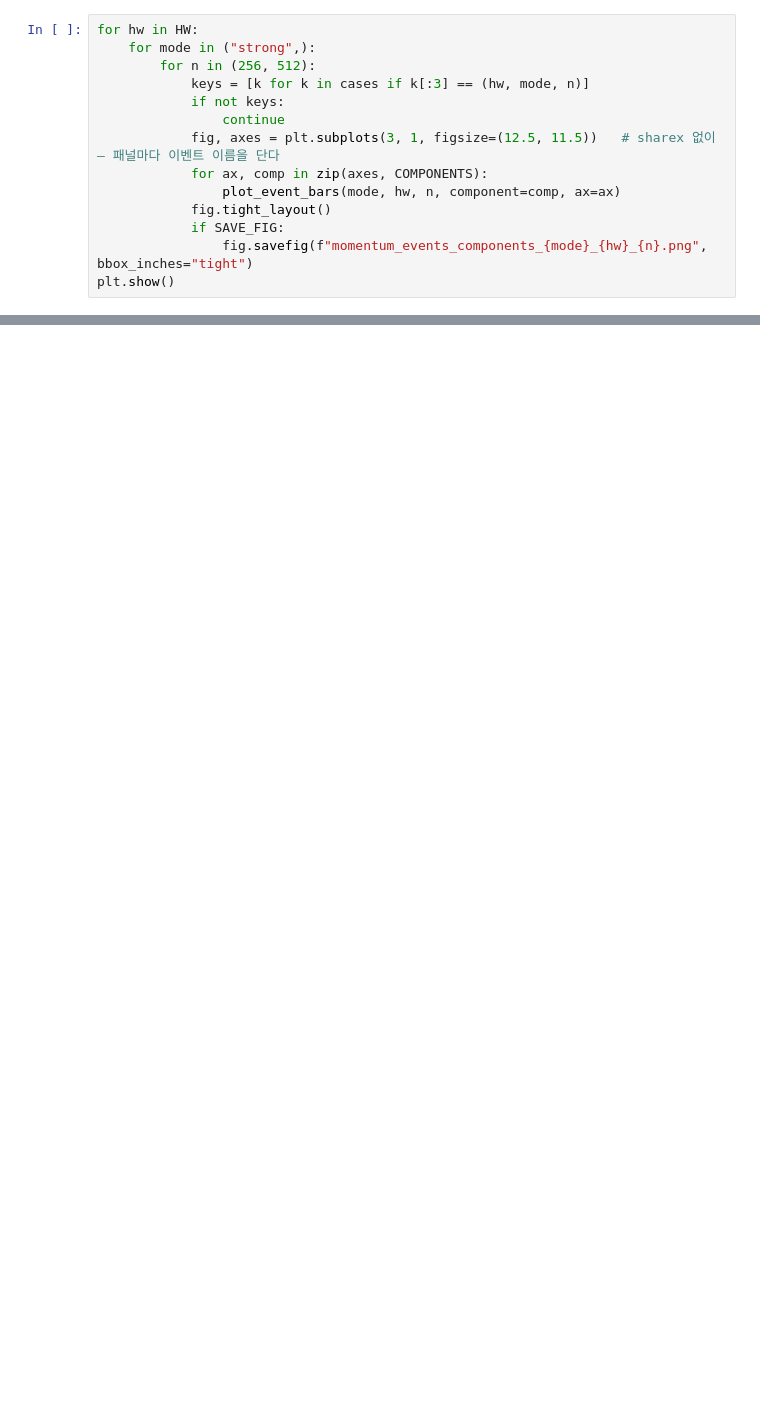
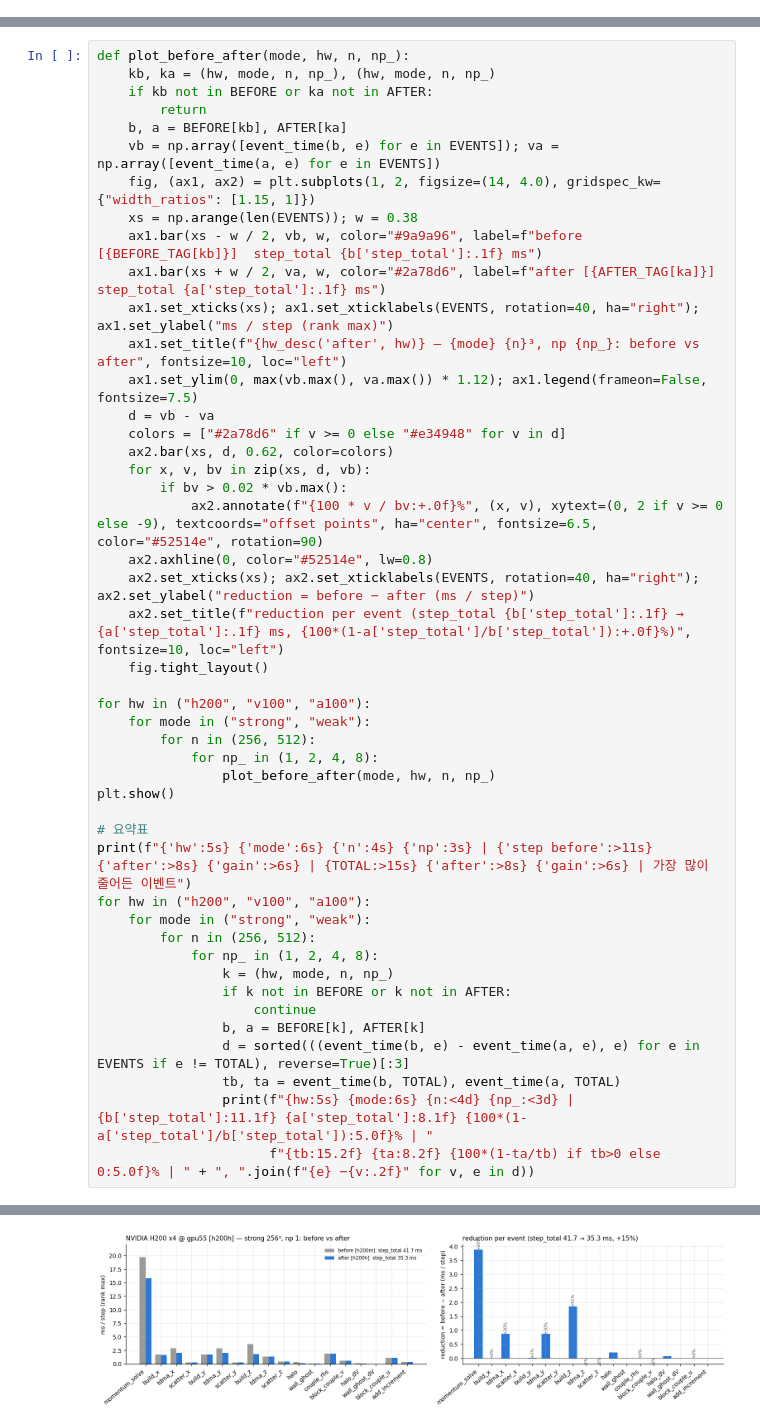
Before and after one commit to dontempty/MPM-STD_C, a Jupyter notebook: apps/rbc_nob/plot/momentum_scalability.ipynb, the cells around one changed output, grey strips where cells are left out. Saved outputs shown, nothing was run; the diff lists cells and outputs as text; blank space fills up the shorter version.

```diff
--- a/apps/rbc_nob/plot/momentum_scalability.ipynb
+++ b/apps/rbc_nob/plot/momentum_scalability.ipynb
@@ -138,14 +206,0 @@ plt.show()
-# %%
-for hw in HW:
-    for mode in ("strong",):
-        for n in (256, 512):
-            keys = [k for k in cases if k[:3] == (hw, mode, n)]
-            if not keys:
-                continue
-            fig, axes = plt.subplots(3, 1, figsize=(12.5, 11.5))   # sharex 없이 — 패널마다 이벤트 이름을 단다
-            for ax, comp in zip(axes, COMPONENTS):
-                plot_event_bars(mode, hw, n, component=comp, ax=ax)
-            fig.tight_layout()
-            if SAVE_FIG:
-                fig.savefig(f"momentum_events_components_{mode}_{hw}_{n}.png", bbox_inches="tight")
-plt.show()
@@ -275,0 +244,47 @@ for mode, hw, n in panels:
+# %%
+def plot_before_after(mode, hw, n, np_):
+    kb, ka = (hw, mode, n, np_), (hw, mode, n, np_)
+    if kb not in BEFORE or ka not in AFTER:
+        return
+    b, a = BEFORE[kb], AFTER[ka]
+    vb = np.array([event_time(b, e) for e in EVENTS]); va = np.array([event_time(a, e) for e in EVENTS])
+    fig, (ax1, ax2) = plt.subplots(1, 2, figsize=(14, 4.0), gridspec_kw={"width_ratios": [1.15, 1]})
+    xs = np.arange(len(EVENTS)); w = 0.38
+    ax1.bar(xs - w / 2, vb, w, color="#9a9a96", label=f"before [{BEFORE_TAG[kb]}]  step_total {b['step_total']:.1f} ms")
+    ax1.bar(xs + w / 2, va, w, color="#2a78d6", label=f"after [{AFTER_TAG[ka]}]  step_total {a['step_total']:.1f} ms")
+    ax1.set_xticks(xs); ax1.set_xticklabels(EVENTS, rotation=40, ha="right"); ax1.set_ylabel("ms / step (rank max)")
+    ax1.set_title(f"{hw_desc('after', hw)} — {mode} {n}³, np {np_}: before vs after", fontsize=10, loc="left")
+    ax1.set_ylim(0, max(vb.max(), va.max()) * 1.12); ax1.legend(frameon=False, fontsize=7.5)
+    d = vb - va
+    colors = ["#2a78d6" if v >= 0 else "#e34948" for v in d]
+    ax2.bar(xs, d, 0.62, color=colors)
+    for x, v, bv in zip(xs, d, vb):
+        if bv > 0.02 * vb.max():
+            ax2.annotate(f"{100 * v / bv:+.0f}%", (x, v), xytext=(0, 2 if v >= 0 else -9), textcoords="offset points", ha="center", fontsize=6.5, color="#52514e", rotation=90)
+    ax2.axhline(0, color="#52514e", lw=0.8)
+    ax2.set_xticks(xs); ax2.set_xticklabels(EVENTS, rotation=40, ha="right"); ax2.set_ylabel("reduction = before − after (ms / step)")
+    ax2.set_title(f"reduction per event (step_total {b['step_total']:.1f} → {a['step_total']:.1f} ms, {100*(1-a['step_total']/b['step_total']):+.0f}%)", fontsize=10, loc="left")
+    fig.tight_layout()
+
+for hw in ("h200", "v100", "a100"):
+    for mode in ("strong", "weak"):
+        for n in (256, 512):
+            for np_ in (1, 2, 4, 8):
+                plot_before_after(mode, hw, n, np_)
+plt.show()
+
+# 요약표
+print(f"{'hw':5s} {'mode':6s} {'n':4s} {'np':3s} | {'step before':>11s} {'after':>8s} {'gain':>6s} | {TOTAL:>15s} {'after':>8s} {'gain':>6s} | 가장 많이 줄어든 이벤트")
+for hw in ("h200", "v100", "a100"):
+    for mode in ("strong", "weak"):
+        for n in (256, 512):
+            for np_ in (1, 2, 4, 8):
+                k = (hw, mode, n, np_)
+                if k not in BEFORE or k not in AFTER:
+                    continue
+                b, a = BEFORE[k], AFTER[k]
+                d = sorted(((event_time(b, e) - event_time(a, e), e) for e in EVENTS if e != TOTAL), reverse=True)[:3]
+                tb, ta = event_time(b, TOTAL), event_time(a, TOTAL)
+                print(f"{hw:5s} {mode:6s} {n:<4d} {np_:<3d} | {b['step_total']:11.1f} {a['step_total']:8.1f} {100*(1-a['step_total']/b['step_total']):5.0f}% | "
+                      f"{tb:15.2f} {ta:8.2f} {100*(1-ta/tb) if tb>0 else 0:5.0f}% | " + ", ".join(f"{e} −{v:.2f}" for v, e in d))
+# %% [output]
@@ -275,0 +307 @@ for mode, hw, n in panels:
+[figure, added]
```
Also changed, not shown: parts of 19 cells of this notebook, 32 other files.
